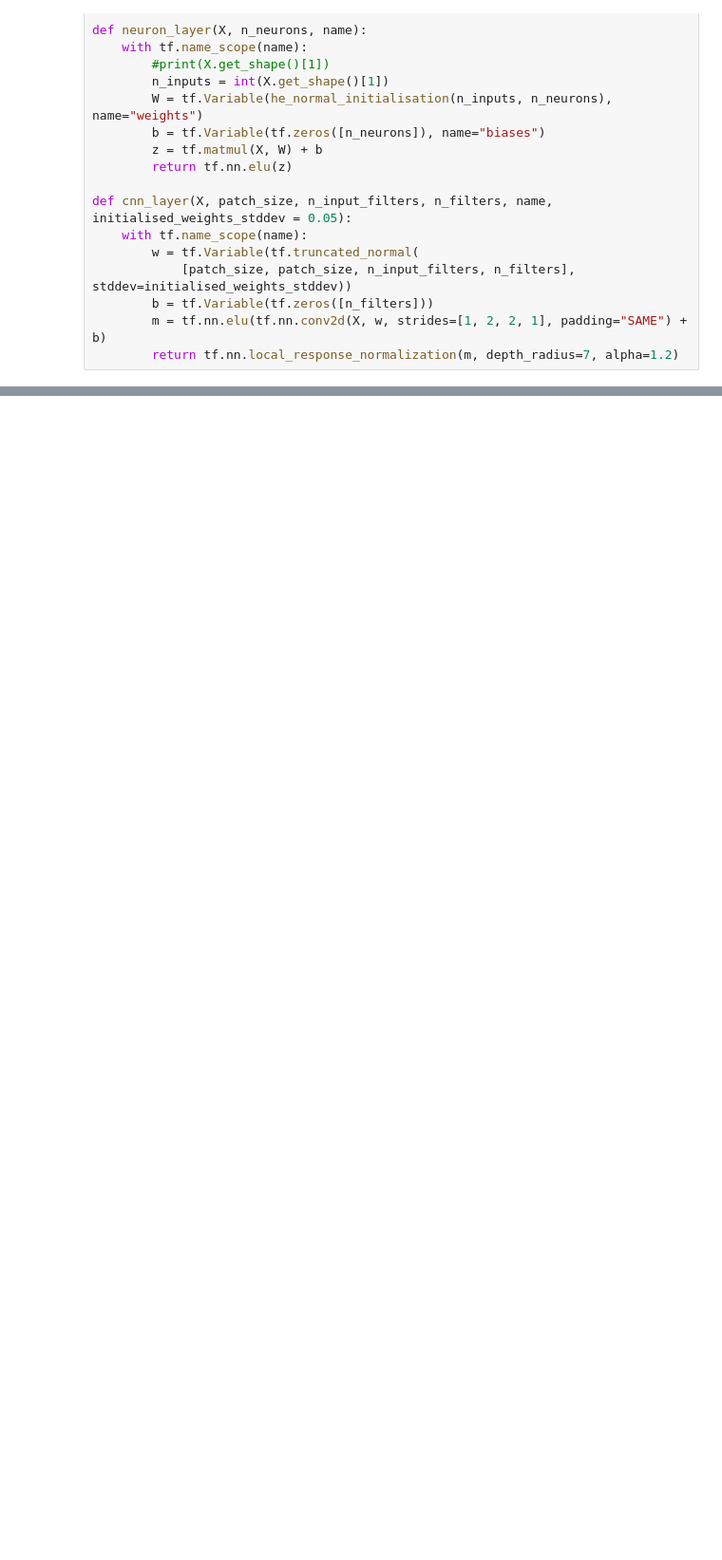
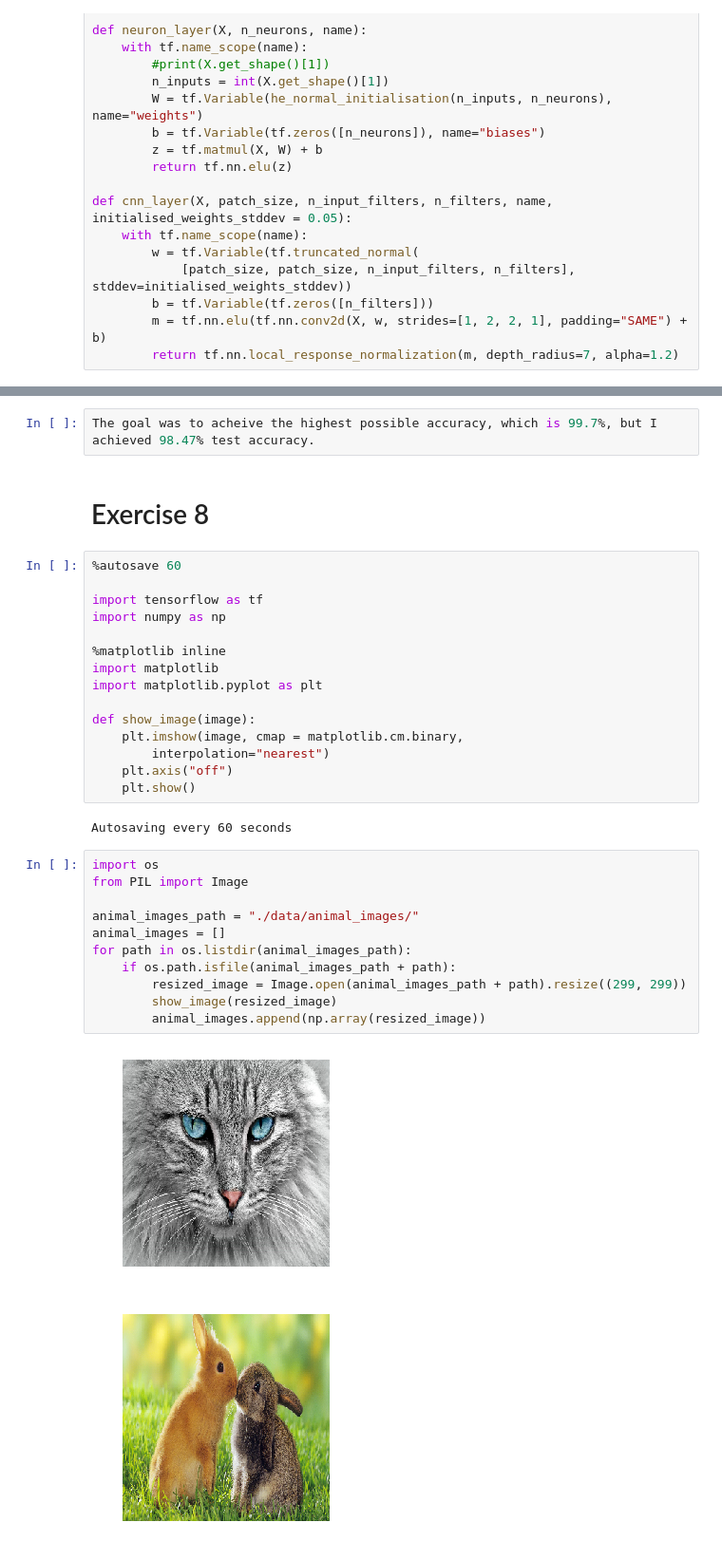
Before and after one commit to ashleyjsands/hands-on-ml, a Jupyter notebook: 13 Convolutional Neural Networks.ipynb, the cells around one changed output, grey strips where cells are left out. Shown at 95% size. Drawn from its saved outputs; the diff is of its cells as text; blank space fills up the shorter version.

```diff
--- a/13 Convolutional Neural Networks.ipynb
+++ b/13 Convolutional Neural Networks.ipynb
@@ -249,0 +322,36 @@ loss: 0.543344 train accuracy: 92.5
+# %%
+The goal was to acheive the highest possible accuracy, which is 99.7%, but I achieved 98.47% test accuracy.
+# %% [markdown]
+Exercise 8
+===
+# %%
+%autosave 60
+
+import tensorflow as tf
+import numpy as np
+
+%matplotlib inline
+import matplotlib
+import matplotlib.pyplot as plt
+
+def show_image(image):
+    plt.imshow(image, cmap = matplotlib.cm.binary,
+        interpolation="nearest")
+    plt.axis("off")
+    plt.show()
+# %% [output]
+Autosaving every 60 seconds
+# %%
+import os
+from PIL import Image
+
+animal_images_path = "./data/animal_images/"
+animal_images = []
+for path in os.listdir(animal_images_path):
+    if os.path.isfile(animal_images_path + path):
+        resized_image = Image.open(animal_images_path + path).resize((299, 299))
+        show_image(resized_image)
+        animal_images.append(np.array(resized_image))
+# %% [output]
+[figure, added]
+[figure, added]
```
Also changed, not shown: parts of 11 cells of this notebook, 12 other files.
